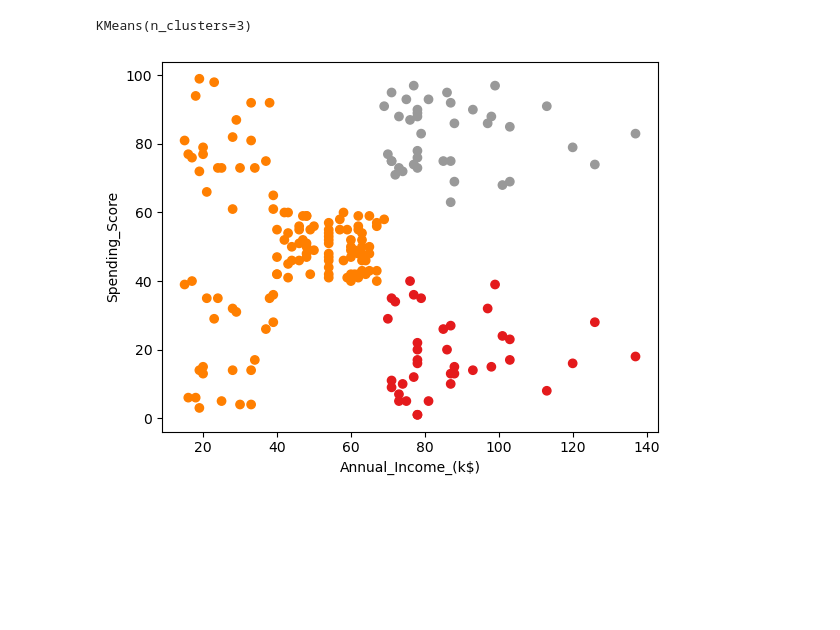
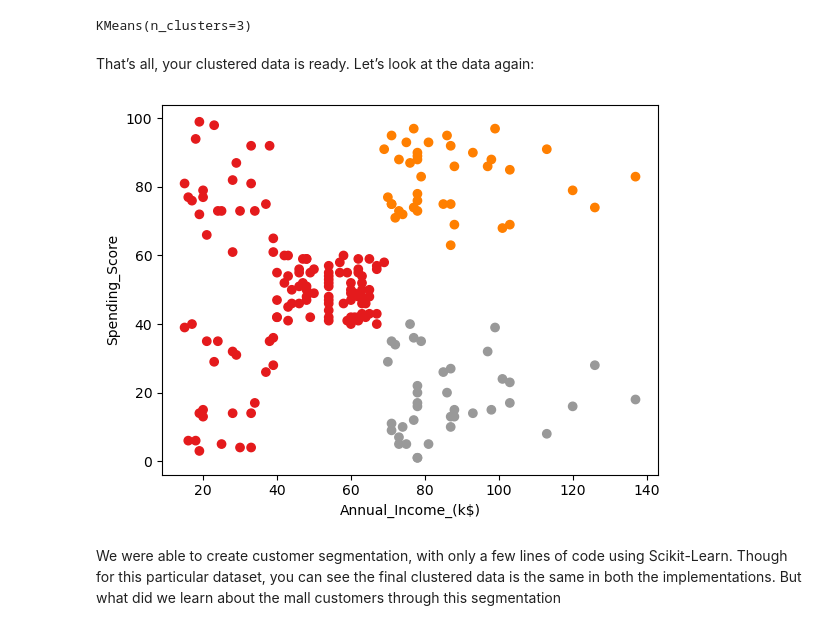
Before and after one commit to f-carella/SoS-ML4-Sun, a Jupyter notebook: summer_of_science_pt1.ipynb, the cells around one changed output. Drawn from its saved outputs; the diff is of its cells as text; code cells hidden in the pictures; blank space fills up the shorter version.

Commit message:
adding mall customers data plus readme and more comments on pt1.ipynb

```diff
--- a/summer_of_science_pt1.ipynb
+++ b/summer_of_science_pt1.ipynb
@@ -133,12 +170,17 @@ km_sample = KMeans(n_clusters=3)
 km_sample.fit(customer_data[['Annual_Income_(k$)','Spending_Score']])
 # %% [output]
 KMeans(n_clusters=3)
+# %% [markdown]
+That’s all, your clustered data is ready. Let’s look at the data again:
 # %%
 import matplotlib.pyplot as plt
+labels_sample = km_sample.labels_
 customer_data['label'] = labels_sample
 plt.scatter(customer_data['Annual_Income_(k$)'], customer_data['Spending_Score'], c=customer_data['label'], cmap='Set1')
 plt.xlabel('Annual_Income_(k$)')
 plt.ylabel('Spending_Score')
 plt.show()
 # %% [output]
-[figure, old version]
+[figure, new version]
+# %% [markdown]
+We were able to create customer segmentation, with only a few lines of code using Scikit-Learn. Though for this particular dataset, you can see the final clustered data is the same in both the implementations. But what did we learn about the mall customers through this segmentation
```
Also changed, not shown: parts of 12 cells of this notebook, 2 other files.
